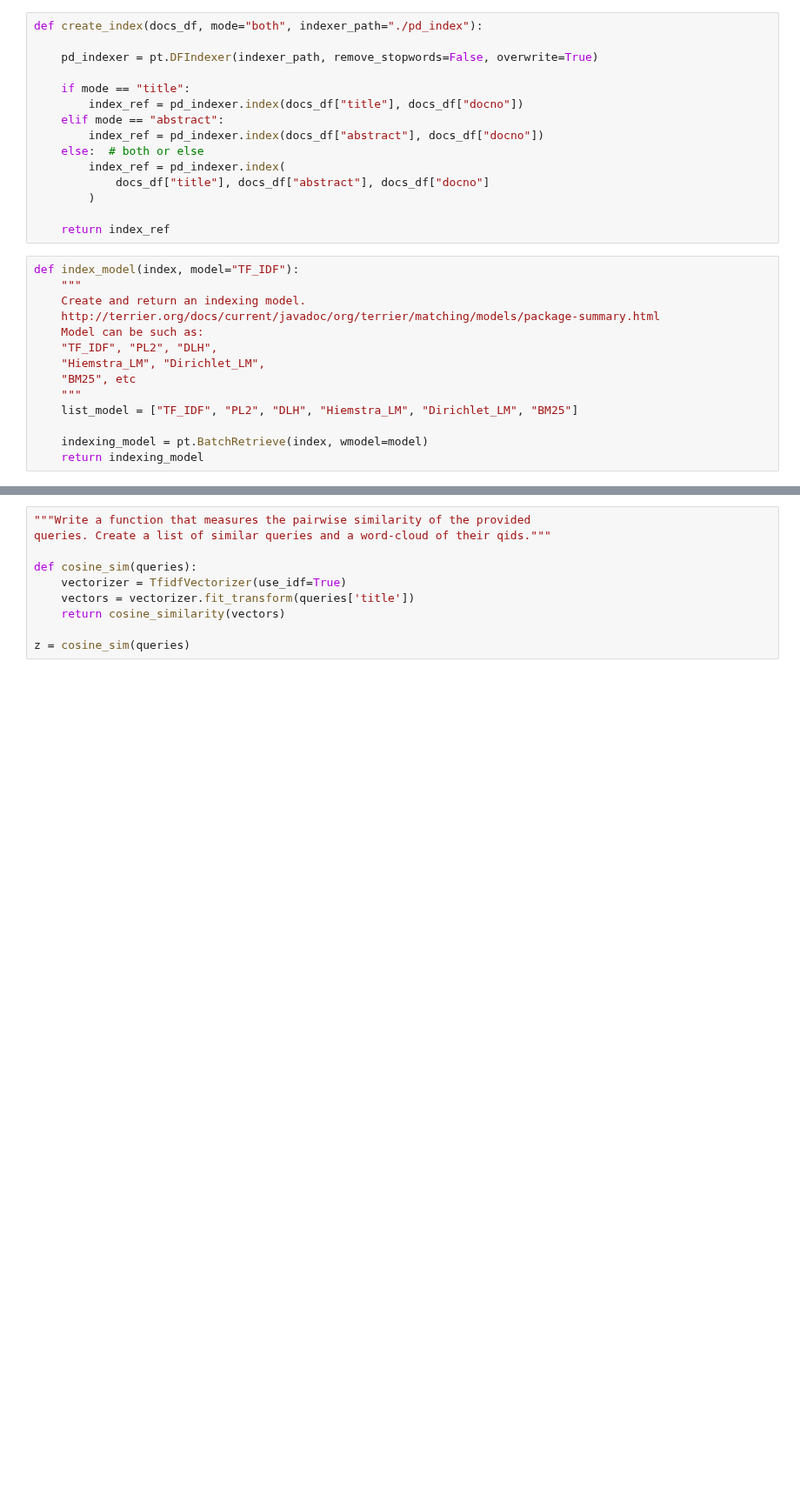
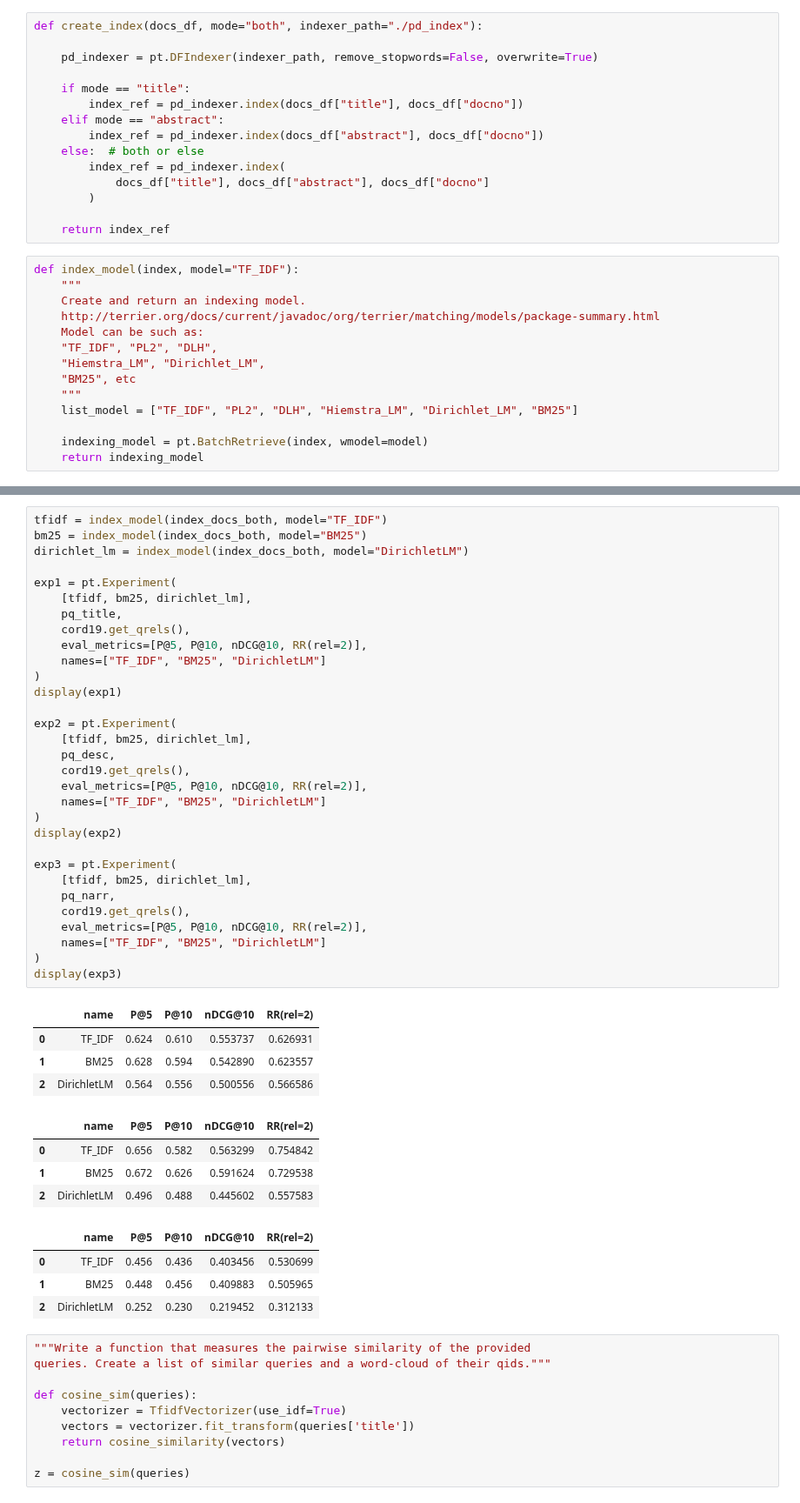
Before and after one commit to saiteki-kai/ir-covid, a Jupyter notebook: validation.ipynb, the cells around one changed output, grey strips where cells are left out. Shown at 87% size. Cells and saved outputs as stored; diff of their text form; blank space fills up the shorter version.

```diff
--- a/validation.ipynb
+++ b/validation.ipynb
@@ -177,3 +227,47 @@ display(exp3)
+# %%
+tfidf = index_model(index_docs_both, model="TF_IDF")
+bm25 = index_model(index_docs_both, model="BM25")
+dirichlet_lm = index_model(index_docs_both, model="DirichletLM")
+
+exp1 = pt.Experiment(
+    [tfidf, bm25, dirichlet_lm],
+    pq_title,
+    cord19.get_qrels(),
+    eval_metrics=[P@5, P@10, nDCG@10, RR(rel=2)],
+    names=["TF_IDF", "BM25", "DirichletLM"]
+)
+display(exp1)
+
+exp2 = pt.Experiment(
+    [tfidf, bm25, dirichlet_lm],
+    pq_desc,
+    cord19.get_qrels(),
+    eval_metrics=[P@5, P@10, nDCG@10, RR(rel=2)],
+    names=["TF_IDF", "BM25", "DirichletLM"]
+)
+display(exp2)
+
+exp3 = pt.Experiment(
+    [tfidf, bm25, dirichlet_lm],
+    pq_narr,
+    cord19.get_qrels(),
+    eval_metrics=[P@5, P@10, nDCG@10, RR(rel=2)],
+    names=["TF_IDF", "BM25", "DirichletLM"]
+)
+display(exp3)
+# %% [output]
+|  | name | P@5 | P@10 | nDCG@10 | RR(rel=2) |
+| 0 | TF_IDF | 0.624 | 0.610 | 0.553737 | 0.626931 |
+| 1 | BM25 | 0.628 | 0.594 | 0.542890 | 0.623557 |
+| 2 | DirichletLM | 0.564 | 0.556 | 0.500556 | 0.566586 |
+|  | name | P@5 | P@10 | nDCG@10 | RR(rel=2) |
+| 0 | TF_IDF | 0.656 | 0.582 | 0.563299 | 0.754842 |
+| 1 | BM25 | 0.672 | 0.626 | 0.591624 | 0.729538 |
+| 2 | DirichletLM | 0.496 | 0.488 | 0.445602 | 0.557583 |
+|  | name | P@5 | P@10 | nDCG@10 | RR(rel=2) |
+| 0 | TF_IDF | 0.456 | 0.436 | 0.403456 | 0.530699 |
+| 1 | BM25 | 0.448 | 0.456 | 0.409883 | 0.505965 |
+| 2 | DirichletLM | 0.252 | 0.230 | 0.219452 | 0.312133 |
 # %%
 """Write a function that measures the pairwise similarity of the provided
 queries. Create a list of similar queries and a word-cloud of their qids."""
```
Also changed, not shown: parts of 5 cells of this notebook.
